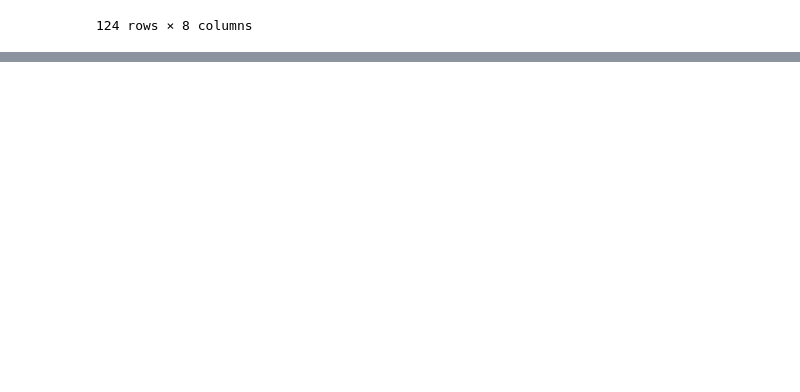
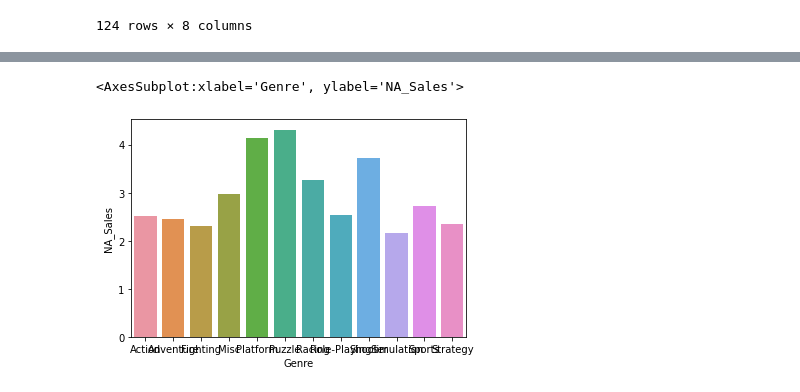
Before and after one commit to paulaked/data25-visualisations, a Jupyter notebook: Visualisations/Untitled.ipynb, the cells around one changed output, grey strips where cells are left out. Saved outputs shown, nothing was run; the diff lists cells and outputs as text; code cells hidden in the pictures; blank space fills up the shorter version.

```diff
--- a/Visualisations/Untitled.ipynb
+++ b/Visualisations/Untitled.ipynb
@@ -248,0 +261,5 @@ AttributeError: 'DataFrame' object has no attribute 'Genre'
+# %%
+sns.barplot(x = 'Genre', y = 'NA_Sales', data = gn)
+# %% [output]
+<AxesSubplot:xlabel='Genre', ylabel='NA_Sales'>
+[figure, added]
```
Also changed, not shown: parts of 18 cells of this notebook.
